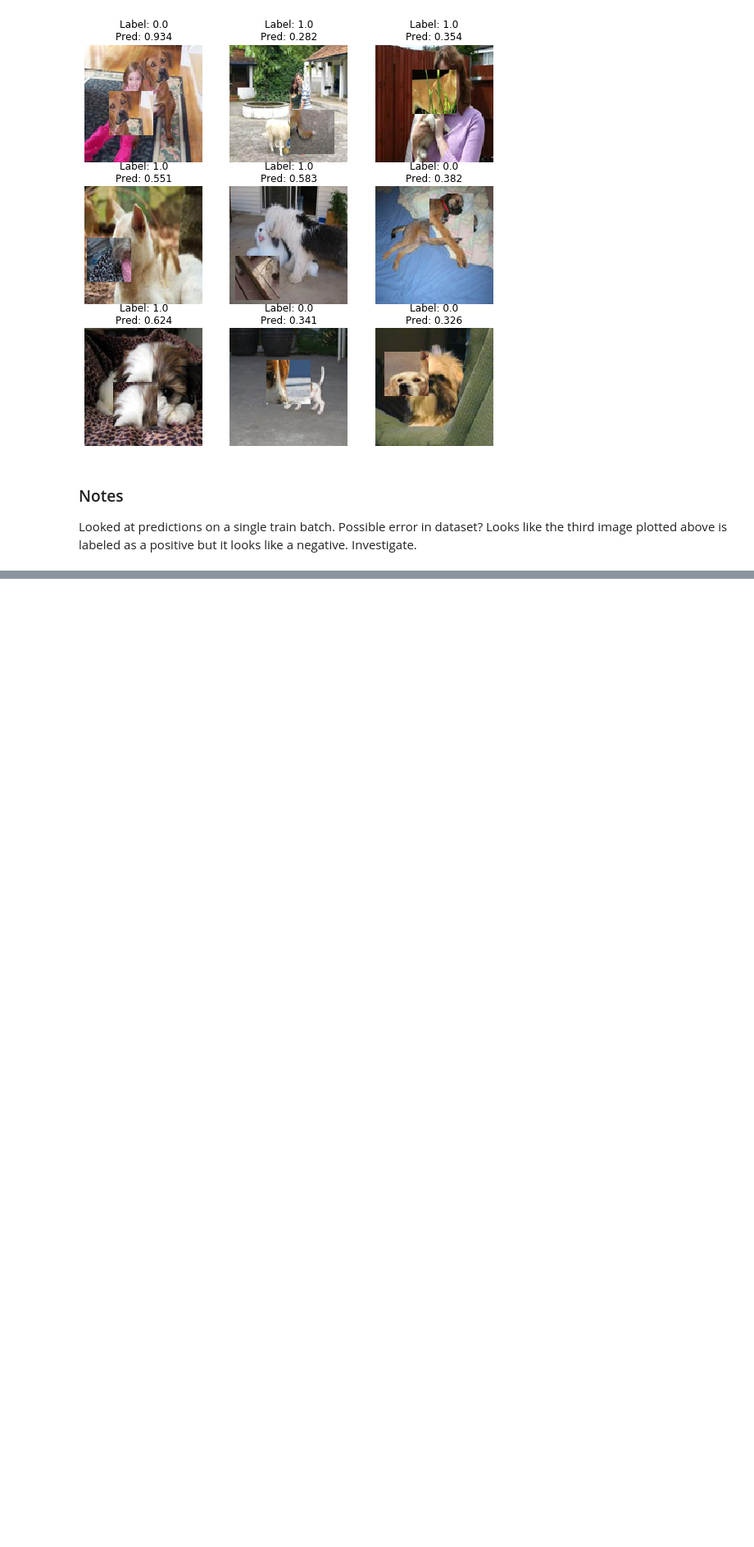
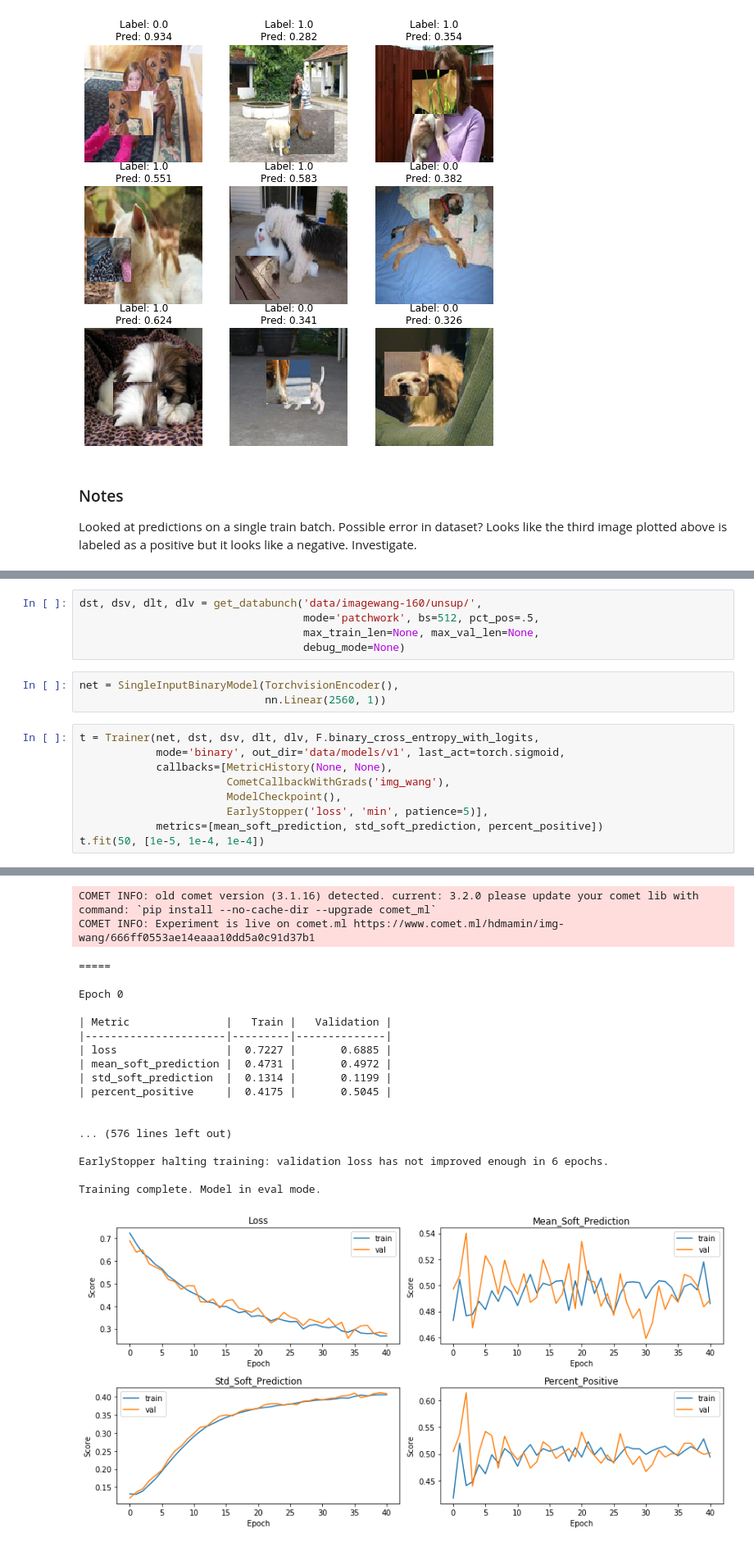
Before and after one commit to hdmamin/self-supervised-vision-exp, a Jupyter notebook: notebooks/nb06-train-patchwork-unsup.ipynb, the cells around one changed output, grey strips where cells are left out. Shown at 82% size. Drawn from its saved outputs; the diff is of its cells as text; blank space fills up the shorter version.

```diff
--- a/notebooks/nb06-train-patchwork-unsup.ipynb
+++ b/notebooks/nb06-train-patchwork-unsup.ipynb
@@ -176,0 +181,18 @@ Looked at predictions on a single train batch. Possible error in dataset? Looks
+# %%
+dst, dsv, dlt, dlv = get_databunch('data/imagewang-160/unsup/',
+                                   mode='patchwork', bs=512, pct_pos=.5,
+                                   max_train_len=None, max_val_len=None,
+                                   debug_mode=None)
+# %%
+net = SingleInputBinaryModel(TorchvisionEncoder(),
+                             nn.Linear(2560, 1))
+# %%
+t = Trainer(net, dst, dsv, dlt, dlv, F.binary_cross_entropy_with_logits,
+            mode='binary', out_dir='data/models/v1', last_act=torch.sigmoid,
+            callbacks=[MetricHistory(None, None),
+                       CometCallbackWithGrads('img_wang'),
+                       ModelCheckpoint(),
+                       EarlyStopper('loss', 'min', patience=5)],
+            metrics=[mean_soft_prediction, std_soft_prediction, percent_positive])
+t.fit(50, [1e-5, 1e-4, 1e-4])
+# %% [output]
@@ -176,0 +216,20 @@ Looked at predictions on a single train batch. Possible error in dataset? Looks
+COMET INFO: old comet version (3.1.16) detected. current: 3.2.0 please update your comet lib with command: `pip install --no-cache-dir --upgrade comet_ml`
+COMET INFO: Experiment is live on comet.ml https://www.comet.ml/hdmamin/img-wang/666ff0553ae14eaaa10dd5a0c91d37b1
+=====
+
+Epoch 0
+
+| Metric               |   Train |   Validation |
+|----------------------|---------|--------------|
+| loss                 |  0.7227 |       0.6885 |
+| mean_soft_prediction |  0.4731 |       0.4972 |
+| std_soft_prediction  |  0.1314 |       0.1199 |
+| percent_positive     |  0.4175 |       0.5045 |
+
+
+... (576 lines left out)
+
+EarlyStopper halting training: validation loss has not improved enough in 6 epochs.
+
+Training complete. Model in eval mode.
+[figure, added]
```
Also changed, not shown: parts of 4 cells of this notebook, 4 other files.
